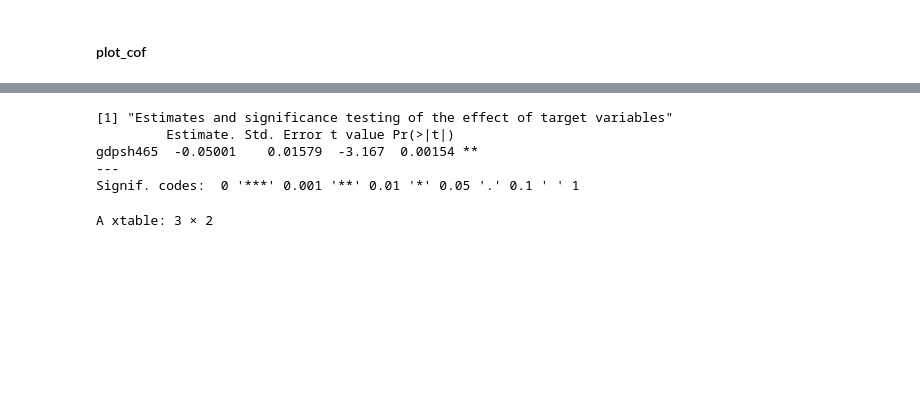
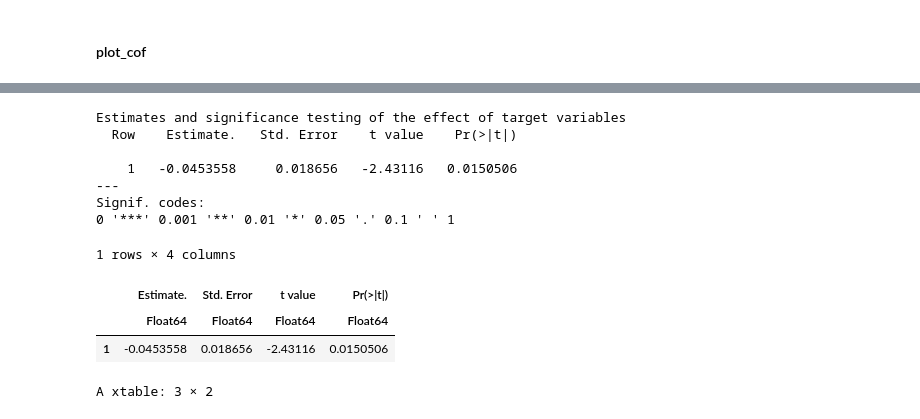
Before and after one commit to d2cml-ai/HDMjl.jl, a Jupyter notebook: examples/hdm_intro_jl.ipynb, the cells around one changed output, grey strips where cells are left out. Cells and saved outputs as stored; diff of their text form; code cells hidden in the pictures; blank space fills up the shorter version.

```diff
--- a/examples/hdm_intro_jl.ipynb
+++ b/examples/hdm_intro_jl.ipynb
@@ -388,11 +373,17 @@ Signif. codes:  0 '***' 0.001 '**' 0.01 '*' 0.05 '.' 0.1 ' ' 1
 # %%
-dX = asmatrix(cbind(d, X))
-doubleseleffect = rlassoEffect(x = X, y = y, d = d, method = "double selection")
-summary(doubleseleffect)
+# dX = asmatrix(cbind(d, X))
+doubleseleffect = HDMjl.rlassoEffect(X, y, d, method = "double selection")
+HDMjl.r_summary(doubleseleffect)
 # %% [output]
-[1] "Estimates and significance testing of the effect of target variables"
-         Estimate. Std. Error t value Pr(>|t|)
-gdpsh465  -0.05001    0.01579  -3.167  0.00154 **
+Estimates and significance testing of the effect of target variables
+  Row    Estimate.   Std. Error    t value    Pr(>|t|)
+
+    1   -0.0453558     0.018656   -2.43116   0.0150506
 ---
-Signif. codes:  0 '***' 0.001 '**' 0.01 '*' 0.05 '.' 0.1 ' ' 1
+Signif. codes:
+0 '***' 0.001 '**' 0.01 '*' 0.05 '.' 0.1 ' ' 1
+1 rows × 4 columns
+|  | Estimate. | Std. Error | t value | Pr(>|t|) |
+|  | Float64 | Float64 | Float64 | Float64 |
+| 1 | -0.0453558 | 0.018656 | -2.43116 | 0.0150506 |
 # %%
```
Also changed, not shown: parts of 34 cells of this notebook, 8 other files.
